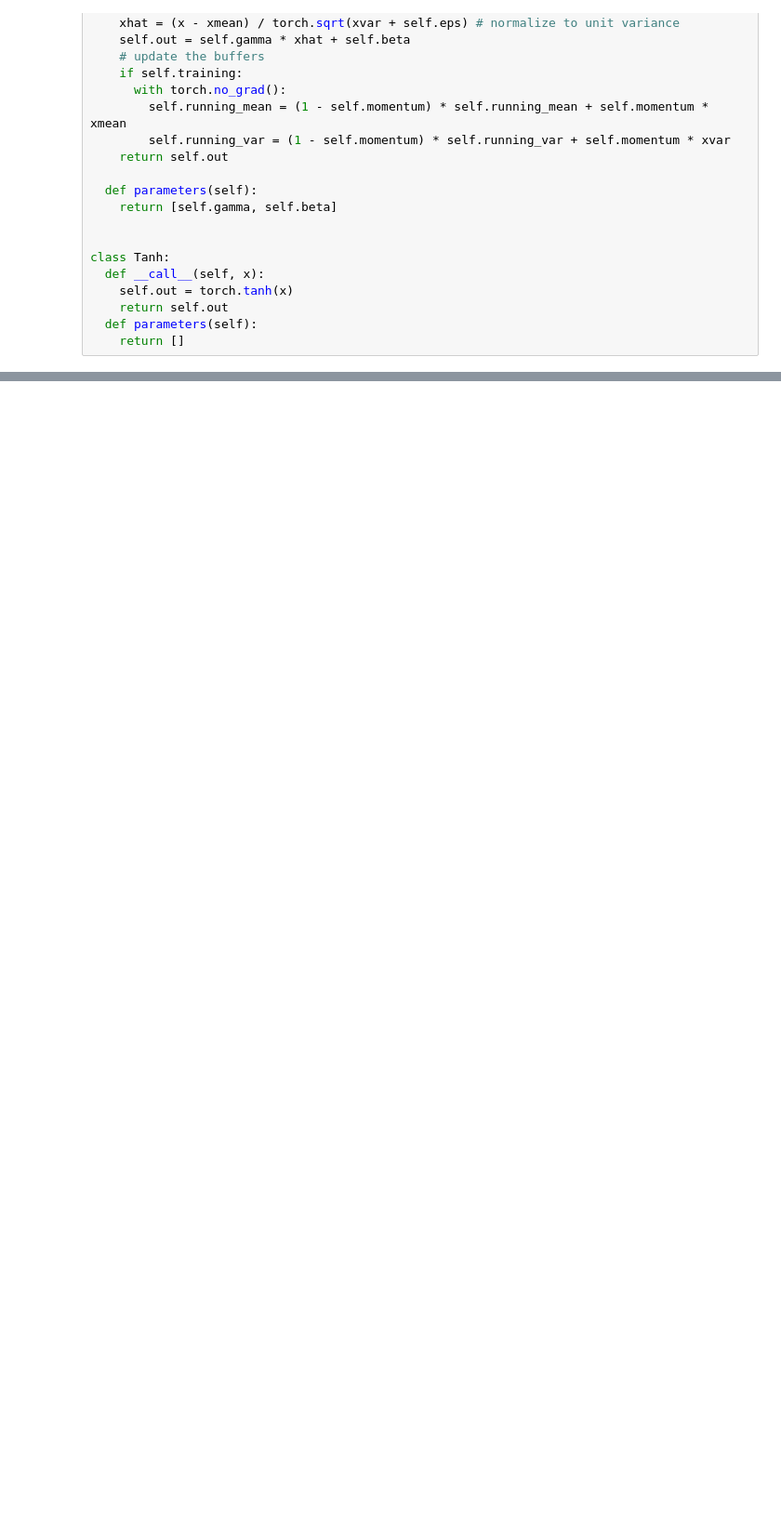
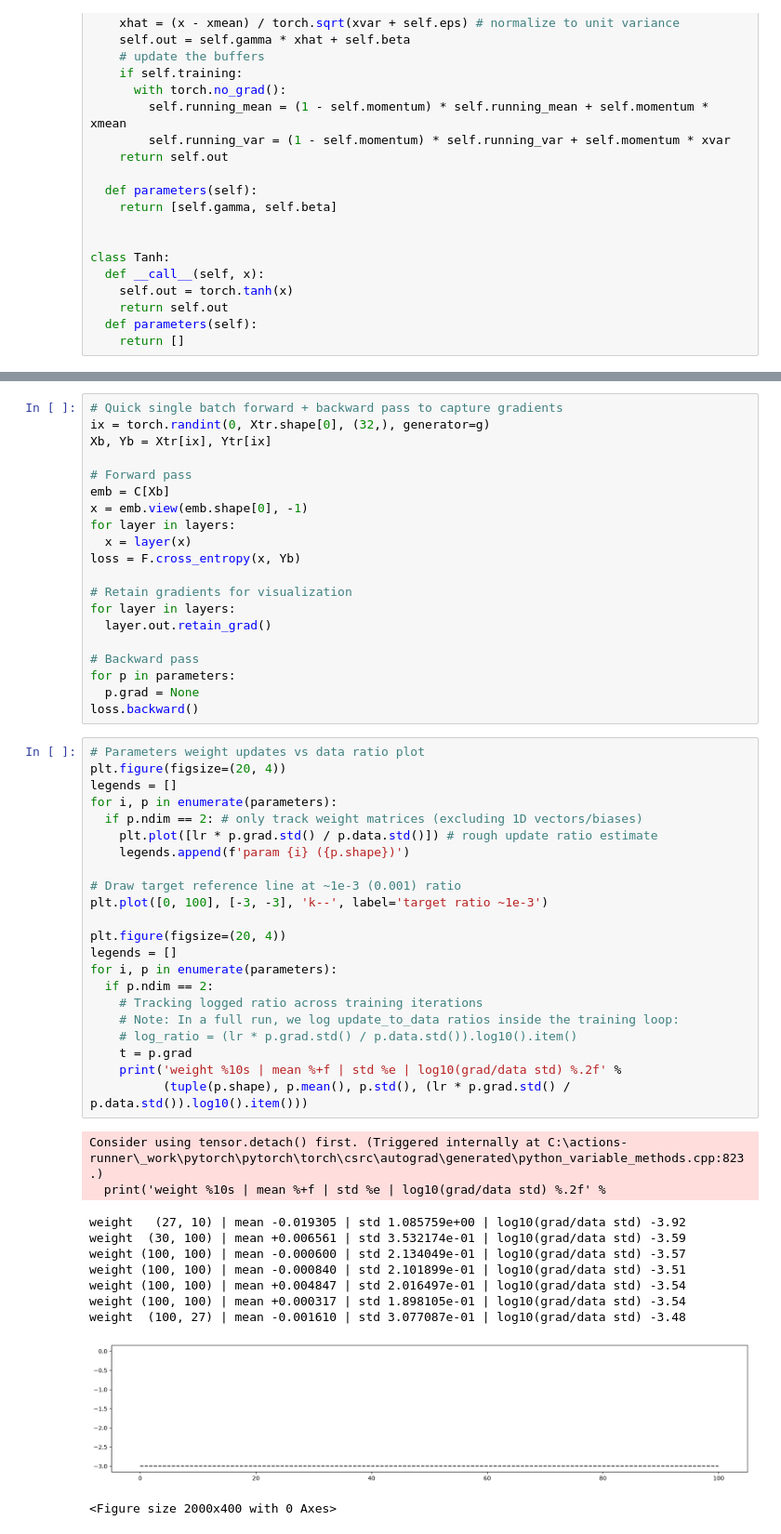
Before and after one commit to Nandanipatil/karpathy-zero-to-hero, a Jupyter notebook: 02-makemore/makemore.ipynb, the cells around one changed output, grey strips where cells are left out. Shown at 93% size. Drawn from its saved outputs; the diff is of its cells as text; blank space fills up the shorter version.

```diff
--- a/02-makemore/makemore.ipynb
+++ b/02-makemore/makemore.ipynb
@@ -861,0 +1008,54 @@ class Tanh:
+# %%
+# Quick single batch forward + backward pass to capture gradients
+ix = torch.randint(0, Xtr.shape[0], (32,), generator=g)
+Xb, Yb = Xtr[ix], Ytr[ix]
+
+# Forward pass
+emb = C[Xb]
+x = emb.view(emb.shape[0], -1)
+for layer in layers:
+  x = layer(x)
+loss = F.cross_entropy(x, Yb)
+
+# Retain gradients for visualization
+for layer in layers:
+  layer.out.retain_grad()
+
+# Backward pass
+for p in parameters:
+  p.grad = None
+loss.backward()
+# %%
+# Parameters weight updates vs data ratio plot
+plt.figure(figsize=(20, 4))
+legends = []
+for i, p in enumerate(parameters):
+  if p.ndim == 2: # only track weight matrices (excluding 1D vectors/biases)
+    plt.plot([lr * p.grad.std() / p.data.std()]) # rough update ratio estimate
+    legends.append(f'param {i} ({p.shape})')
+
+# Draw target reference line at ~1e-3 (0.001) ratio
+plt.plot([0, 100], [-3, -3], 'k--', label='target ratio ~1e-3')
+
+plt.figure(figsize=(20, 4))
+legends = []
+for i, p in enumerate(parameters):
+  if p.ndim == 2:
+    # Tracking logged ratio across training iterations
+    # Note: In a full run, we log update_to_data ratios inside the training loop:
+    # log_ratio = (lr * p.grad.std() / p.data.std()).log10().item()
+    t = p.grad
+    print('weight %10s | mean %+f | std %e | log10(grad/data std) %.2f' %
+          (tuple(p.shape), p.mean(), p.std(), (lr * p.grad.std() / p.data.std()).log10().item()))
+# %% [output]
+Consider using tensor.detach() first. (Triggered internally at C:\actions-runner\_work\pytorch\pytorch\torch\csrc\autograd\generated\python_variable_methods.cpp:823.)
+  print('weight %10s | mean %+f | std %e | log10(grad/data std) %.2f' %
+weight   (27, 10) | mean -0.019305 | std 1.085759e+00 | log10(grad/data std) -3.92
+weight  (30, 100) | mean +0.006561 | std 3.532174e-01 | log10(grad/data std) -3.59
+weight (100, 100) | mean -0.000600 | std 2.134049e-01 | log10(grad/data std) -3.57
+weight (100, 100) | mean -0.000840 | std 2.101899e-01 | log10(grad/data std) -3.51
+weight (100, 100) | mean +0.004847 | std 2.016497e-01 | log10(grad/data std) -3.54
+weight (100, 100) | mean +0.000317 | std 1.898105e-01 | log10(grad/data std) -3.54
+weight  (100, 27) | mean -0.001610 | std 3.077087e-01 | log10(grad/data std) -3.48
+[figure, added]
+<Figure size 2000x400 with 0 Axes>
```
Also changed, not shown: parts of 5 cells of this notebook.
